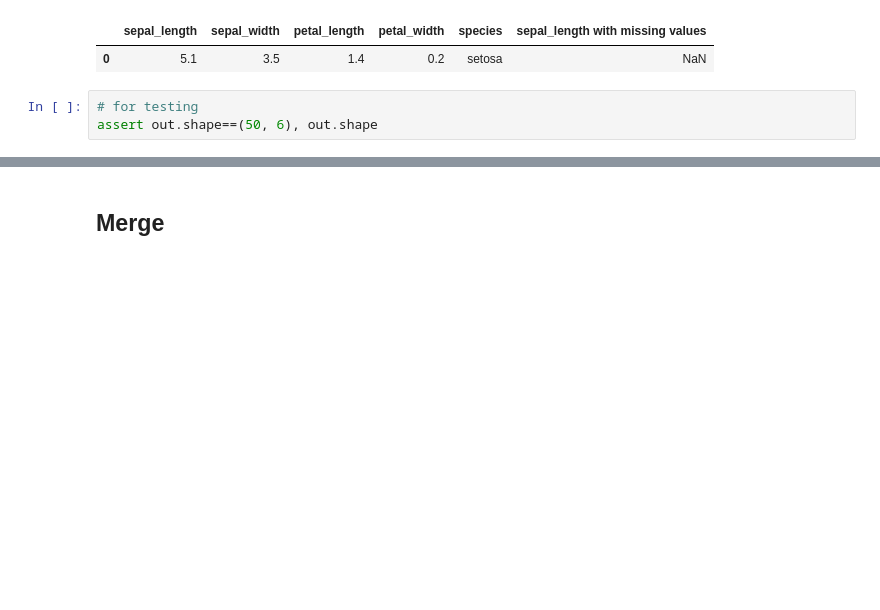
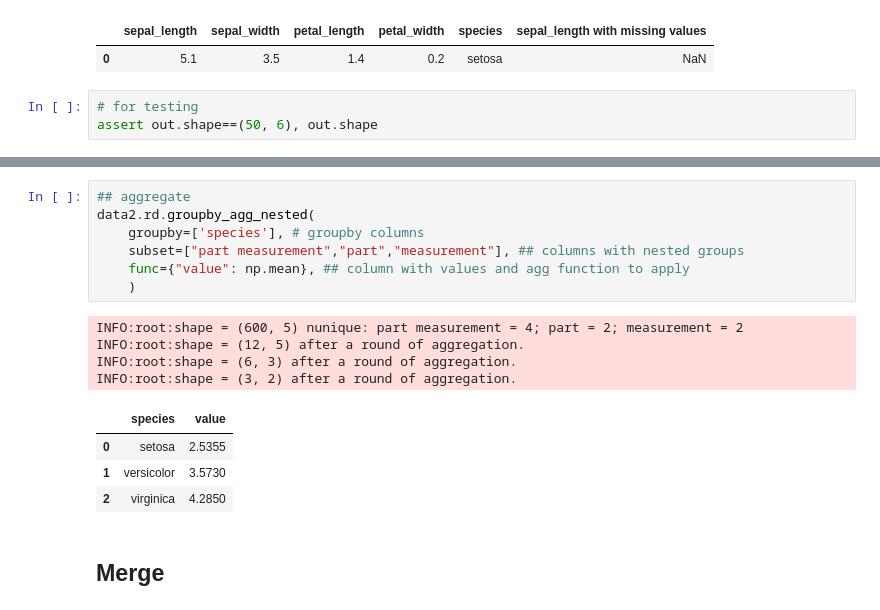
Before and after one commit to rraadd88/roux, a Jupyter notebook: examples/roux_lib_df.ipynb, the cells around one changed output, grey strips where cells are left out. Cells and saved outputs as stored; diff of their text form; blank space fills up the shorter version.

```diff
--- a/examples/roux_lib_df.ipynb
+++ b/examples/roux_lib_df.ipynb
@@ -170,3 +194,19 @@ assert out.shape==(50, 6), out.shape
+# %%
+## aggregate
+data2.rd.groupby_agg_nested(
+    groupby=['species'], # groupby columns
+    subset=["part measurement","part","measurement"], ## columns with nested groups
+    func={"value": np.mean}, ## column with values and agg function to apply
+    )
+# %% [output]
+INFO:root:shape = (600, 5) nunique: part measurement = 4; part = 2; measurement = 2
+INFO:root:shape = (12, 5) after a round of aggregation.
+INFO:root:shape = (6, 3) after a round of aggregation.
+INFO:root:shape = (3, 2) after a round of aggregation.
+|  | species | value |
+| 0 | setosa | 2.5355 |
+| 1 | versicolor | 3.5730 |
+| 2 | virginica | 4.2850 |
 # %% [markdown]
 ## Merge
 # %% [markdown]
```
Also changed, not shown: parts of 5 cells of this notebook, 4 other files.
